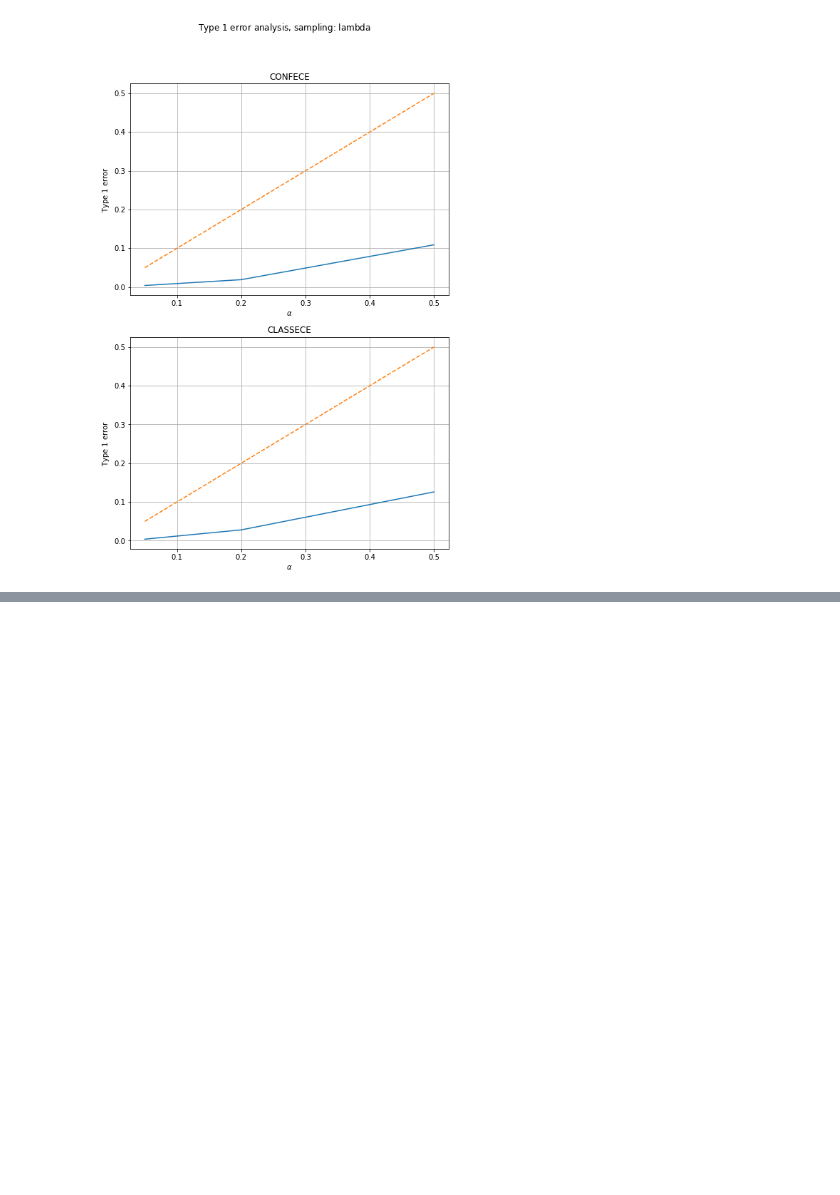
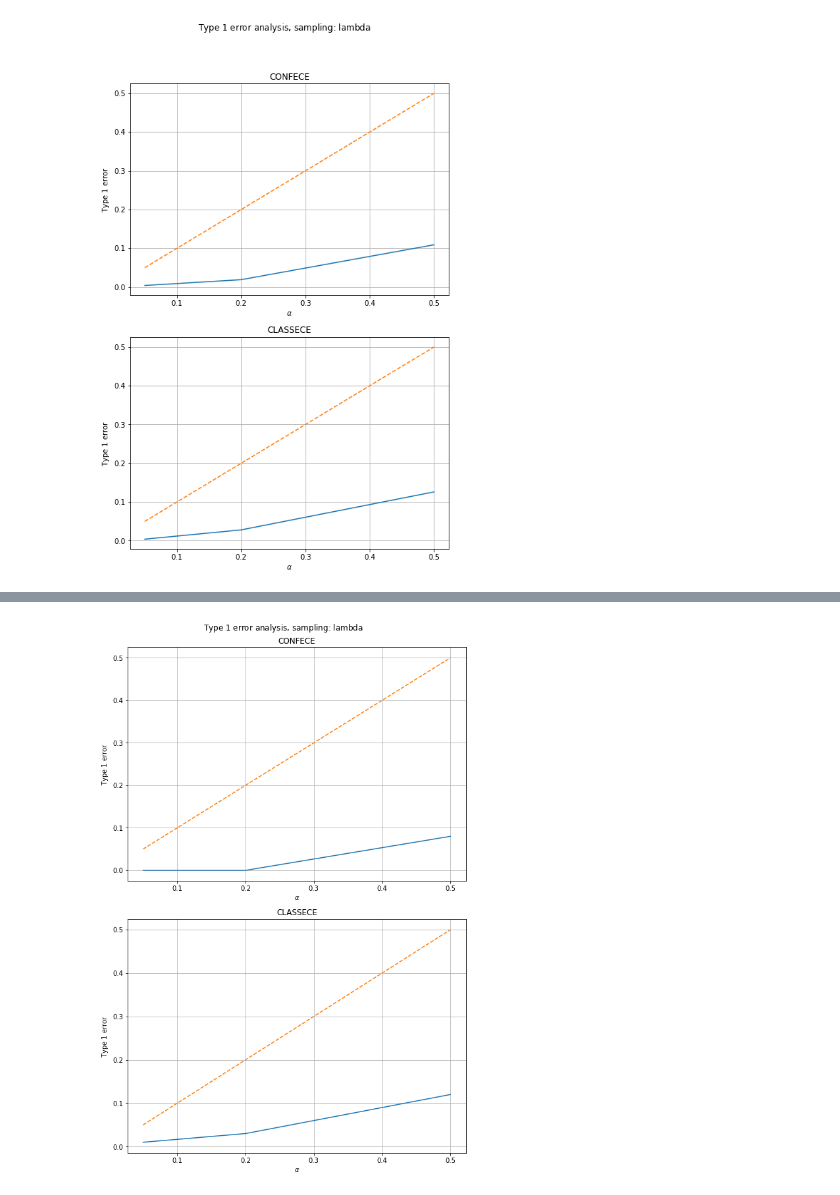
Before and after one commit to mkjuergens/EnsembleCalibration, a Jupyter notebook: ensemblecalibration/calibration/results_t1_t2.ipynb, the cells around one changed output, grey strips where cells are left out. Saved outputs shown, nothing was run; the diff lists cells and outputs as text; code cells hidden in the pictures; blank space fills up the shorter version.

```diff
--- a/ensemblecalibration/calibration/results_t1_t2.ipynb
+++ b/ensemblecalibration/calibration/results_t1_t2.ipynb
@@ -78,0 +68,4 @@ Text(0.5, 0.98, 'Type 1 error analysis with $K=3$')
+# %%
+fig_lambda_1 = plot_t1_erros_analysis(results_lambda_1)
+# %% [output]
+[figure, added]
```
Also changed, not shown: parts of 9 cells of this notebook, 2 other files.
